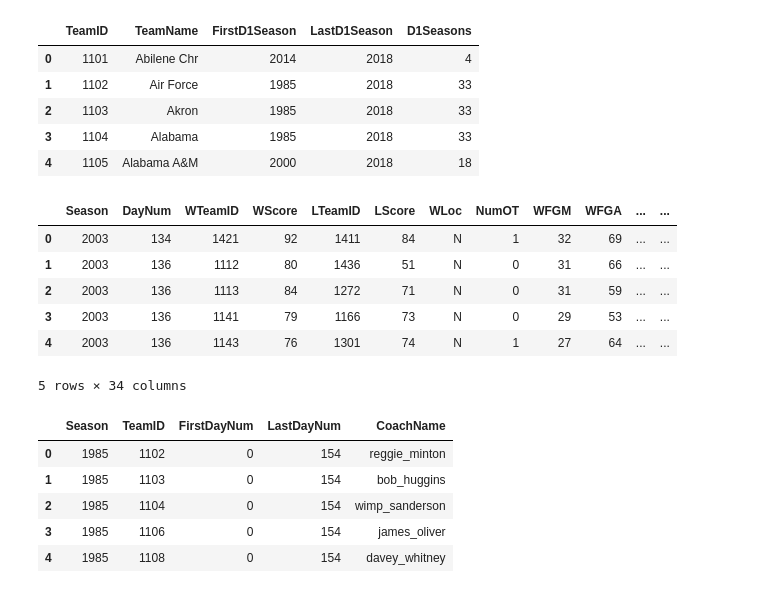
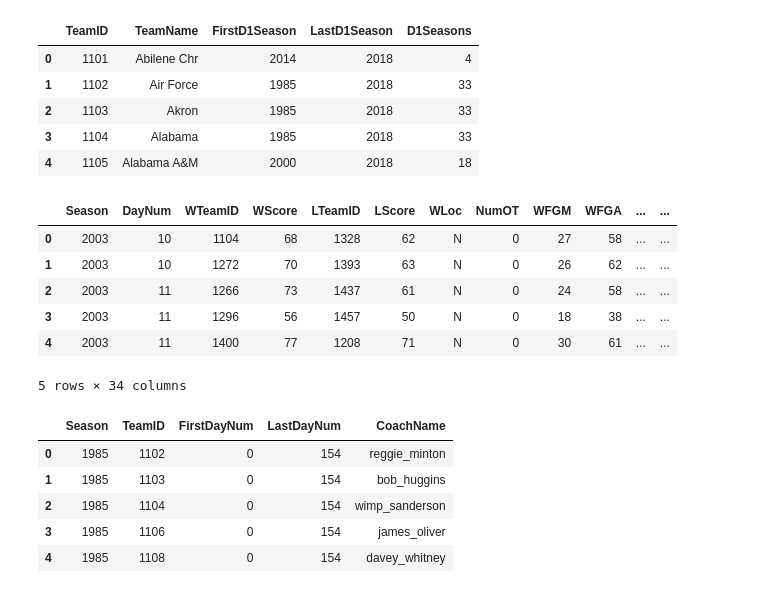
Before and after one commit to PyDataFortWayne/MarchMadness2019, a Jupyter notebook: march_madness_2019.ipynb, the cells around one changed output. Saved outputs shown, nothing was run; the diff lists cells and outputs as text; code cells hidden in the pictures.

Commit message:
Working through dataframe merge issues

```diff
--- a/march_madness_2019.ipynb
+++ b/march_madness_2019.ipynb
@@ -35,15 +39,15 @@ df_teams.head()
 | 3 | 1104 | Alabama | 1985 | 2018 | 33 |
 | 4 | 1105 | Alabama A&M | 2000 | 2018 | 18 |
 # %%
-df_detailed = pd.read_csv(os.path.join(data_dir, 'NCAATourneyDetailedResults.csv'))
+df_detailed = pd.read_csv(os.path.join(data_dir, 'RegularSeasonDetailedResults.csv'))
 df_detailed.head()
 # %% [output]
 |  | Season | DayNum | WTeamID | WScore | LTeamID | LScore | WLoc | NumOT | WFGM | WFGA | ... | ... |
-| 0 | 2003 | 134 | 1421 | 92 | 1411 | 84 | N | 1 | 32 | 69 | ... | ... |
-| 1 | 2003 | 136 | 1112 | 80 | 1436 | 51 | N | 0 | 31 | 66 | ... | ... |
-| 2 | 2003 | 136 | 1113 | 84 | 1272 | 71 | N | 0 | 31 | 59 | ... | ... |
-| 3 | 2003 | 136 | 1141 | 79 | 1166 | 73 | N | 0 | 29 | 53 | ... | ... |
-| 4 | 2003 | 136 | 1143 | 76 | 1301 | 74 | N | 1 | 27 | 64 | ... | ... |
+| 0 | 2003 | 10 | 1104 | 68 | 1328 | 62 | N | 0 | 27 | 58 | ... | ... |
+| 1 | 2003 | 10 | 1272 | 70 | 1393 | 63 | N | 0 | 26 | 62 | ... | ... |
+| 2 | 2003 | 11 | 1266 | 73 | 1437 | 61 | N | 0 | 24 | 58 | ... | ... |
+| 3 | 2003 | 11 | 1296 | 56 | 1457 | 50 | N | 0 | 18 | 38 | ... | ... |
+| 4 | 2003 | 11 | 1400 | 77 | 1208 | 71 | N | 0 | 30 | 61 | ... | ... |
 5 rows × 34 columns
 # %%
 df_coaches = pd.read_csv(os.path.join(data_dir, 'TeamCoaches.csv'))
```
Also changed, not shown: parts of 11 cells of this notebook.
